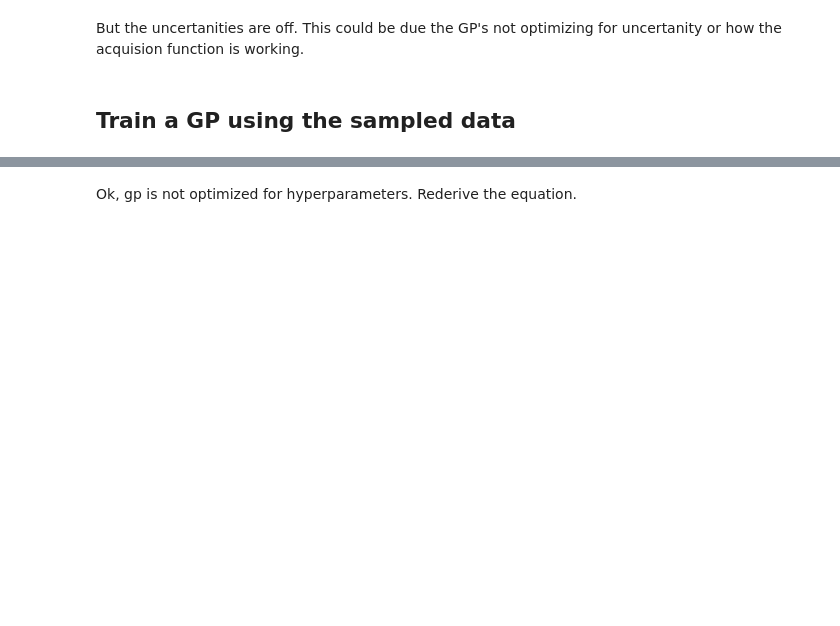
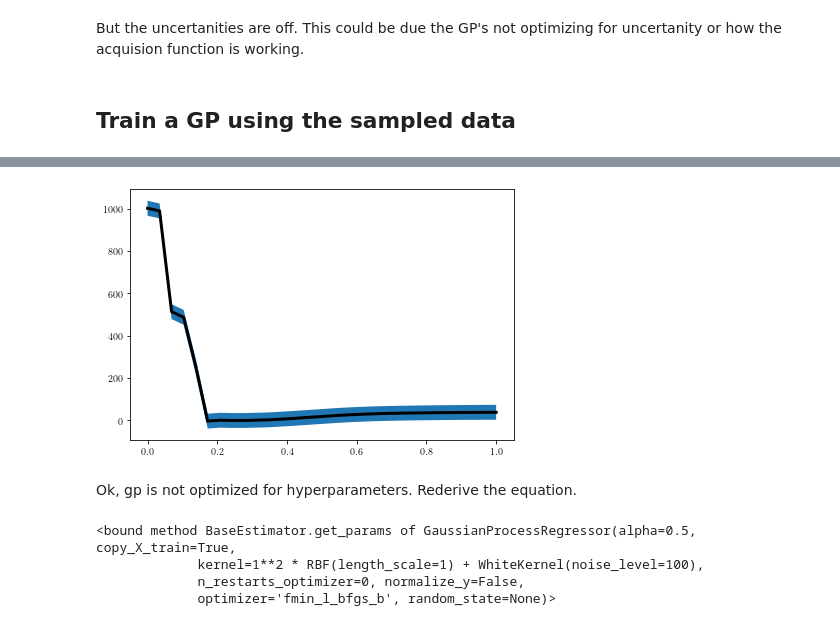
Before and after one commit to kLabUM/BaeOpt, a Jupyter notebook: scenarios/Uncertanity/Uncertanity Test.ipynb, the cells around one changed output, grey strips where cells are left out. Saved outputs shown, nothing was run; the diff lists cells and outputs as text; code cells hidden in the pictures; blank space fills up the shorter version.

Commit message:
sample, optimize, and quanity.

```diff
--- a/scenarios/Uncertanity/Uncertanity Test.ipynb
+++ b/scenarios/Uncertanity/Uncertanity Test.ipynb
@@ -310,17 +306,14 @@ from sklearn.gaussian_process import GaussianProcessRegressor
 from sklearn.gaussian_process.kernels import RBF, WhiteKernel
 # %%
 kernel = 1.0 * RBF(length_scale=1.0, length_scale_bounds=(1e-2, 1e3)) \
-    + WhiteKernel(noise_level=100.0, noise_level_bounds=(1e-10, 1e+1))
+    + WhiteKernel(noise_level=100.0, noise_level_bounds=(1e-10, 1e+3))
 gp = GaussianProcessRegressor(kernel=kernel,
-                              alpha=0.0).fit(valve_opening.reshape(-1,1)[:120], performance.reshape(-1,1)[:120])
+                              alpha=0.5).fit(valve_opening.reshape(-1,1)[:120], performance.reshape(-1,1)[:120])
 # %%
 test_x = np.linspace(0, 1.0, 30)
 y_mean, y_cov = gp.predict(test_x.reshape(-1,1), return_cov=True)
 # %%
 plt.plot(test_x, y_mean, 'k', lw=3, zorder=9)
 plt.fill_between(test_x, y_mean.reshape(30) - np.sqrt(np.diag(y_cov)), y_mean.reshape(30) + np.sqrt(np.diag(y_cov)))
-plt.title("Initial: %s\nOptimum: %s\nLog-Marginal-Likelihood: %s"
-          % (kernel, gp.kernel_,
-             gp.log_marginal_likelihood(gp.kernel_.theta)))
 plt.tight_layout()
 # %% [output]
@@ -329,2 +320,10 @@ plt.tight_layout()
+[figure, added]
 # %% [markdown]
 Ok, gp is not optimized for hyperparameters. Rederive the equation.
+# %%
+gp.get_params
+# %% [output]
+<bound method BaseEstimator.get_params of GaussianProcessRegressor(alpha=0.5, copy_X_train=True,
+             kernel=1**2 * RBF(length_scale=1) + WhiteKernel(noise_level=100),
+             n_restarts_optimizer=0, normalize_y=False,
+             optimizer='fmin_l_bfgs_b', random_state=None)>
```
Also changed, not shown: parts of 22 cells of this notebook, 11 other files.
